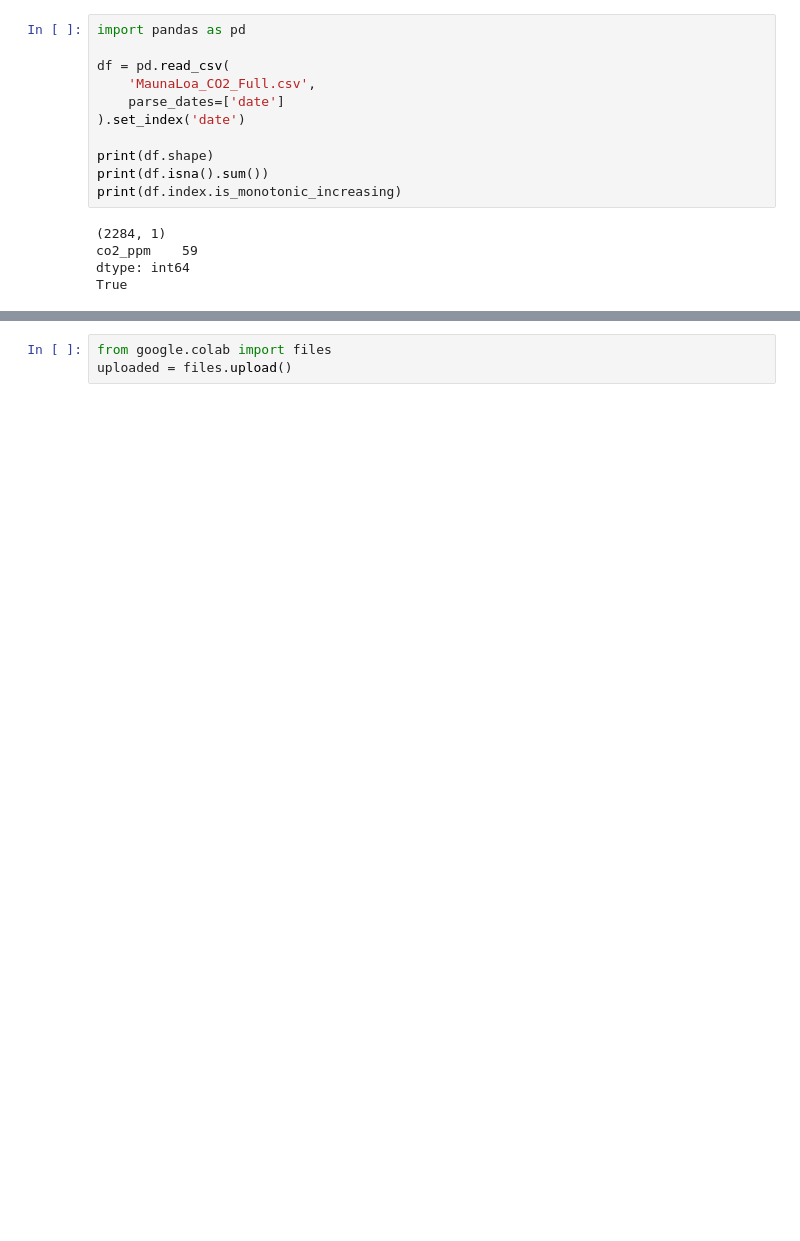
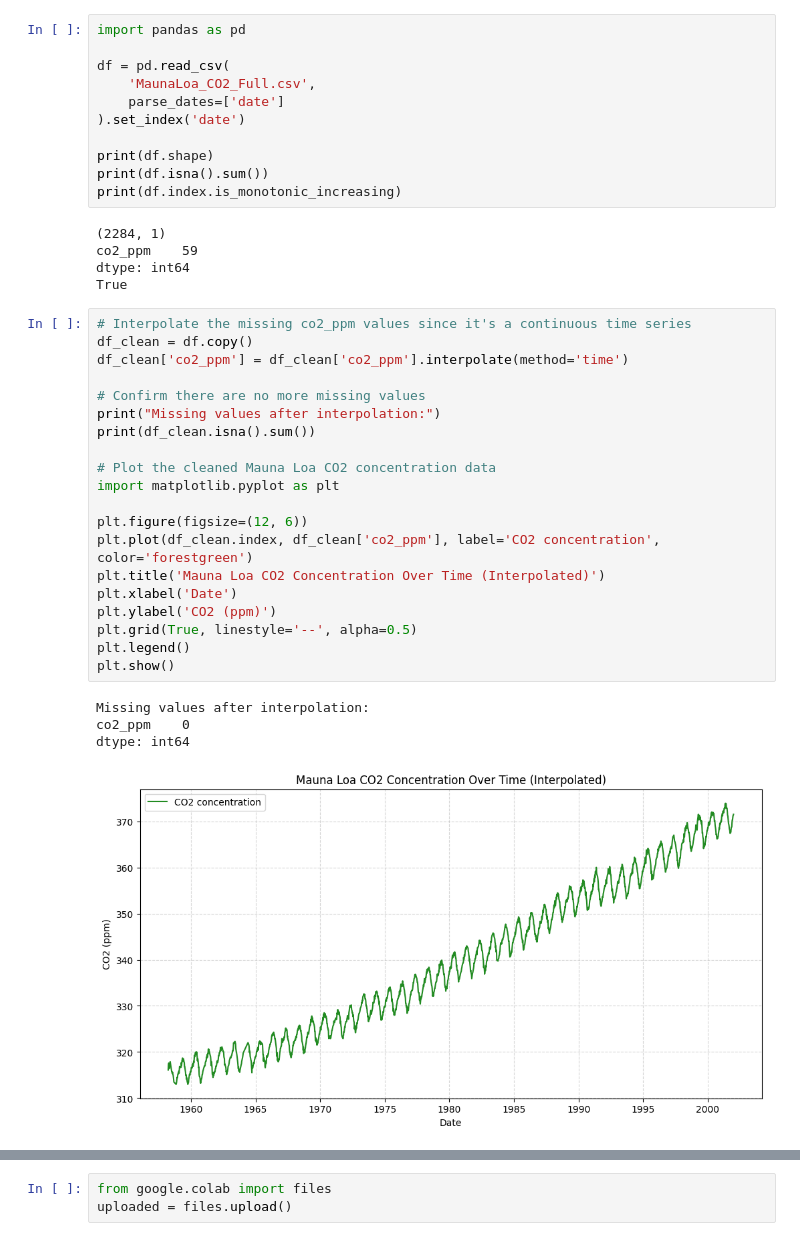
Before and after one commit to Alan0220/Programming_for_DA, a Jupyter notebook: l7.ipynb, the cells around one changed output, grey strips where cells are left out. Cells and saved outputs as stored; diff of their text form; blank space fills up the shorter version.

```diff
--- a/l7.ipynb
+++ b/l7.ipynb
@@ -16,3 +16,28 @@ print(df.index.is_monotonic_increasing)
 co2_ppm    59
 dtype: int64
 True
+# %%
+# Interpolate the missing co2_ppm values since it's a continuous time series
+df_clean = df.copy()
+df_clean['co2_ppm'] = df_clean['co2_ppm'].interpolate(method='time')
+
+# Confirm there are no more missing values
+print("Missing values after interpolation:")
+print(df_clean.isna().sum())
+
+# Plot the cleaned Mauna Loa CO2 concentration data
+import matplotlib.pyplot as plt
+
+plt.figure(figsize=(12, 6))
+plt.plot(df_clean.index, df_clean['co2_ppm'], label='CO2 concentration', color='forestgreen')
+plt.title('Mauna Loa CO2 Concentration Over Time (Interpolated)')
+plt.xlabel('Date')
+plt.ylabel('CO2 (ppm)')
+plt.grid(True, linestyle='--', alpha=0.5)
+plt.legend()
+plt.show()
+# %% [output]
+Missing values after interpolation:
+co2_ppm    0
+dtype: int64
+[figure, added]
```
Also changed, not shown: parts of 18 cells of this notebook.
